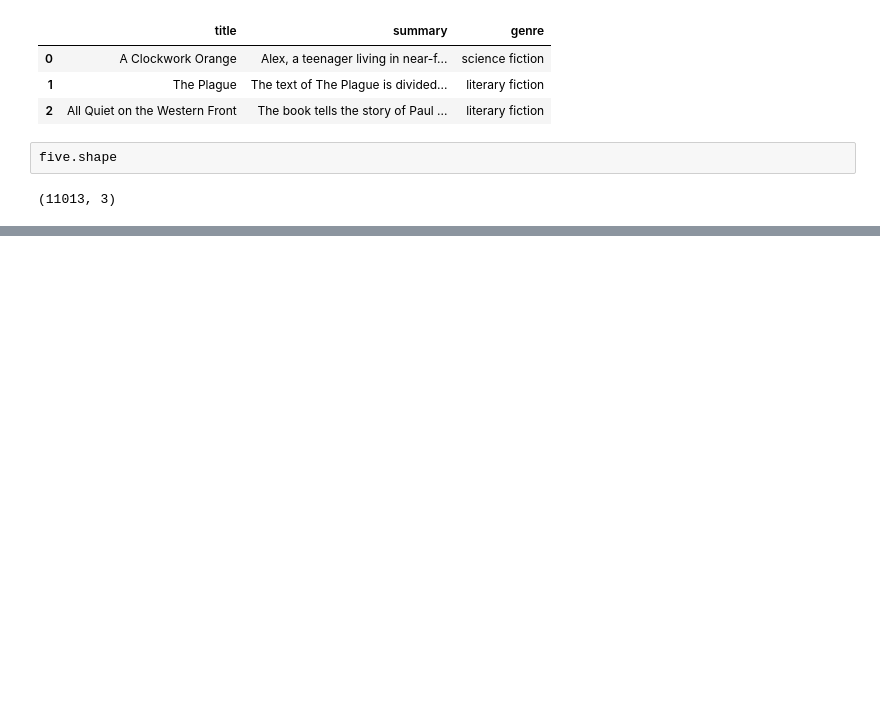
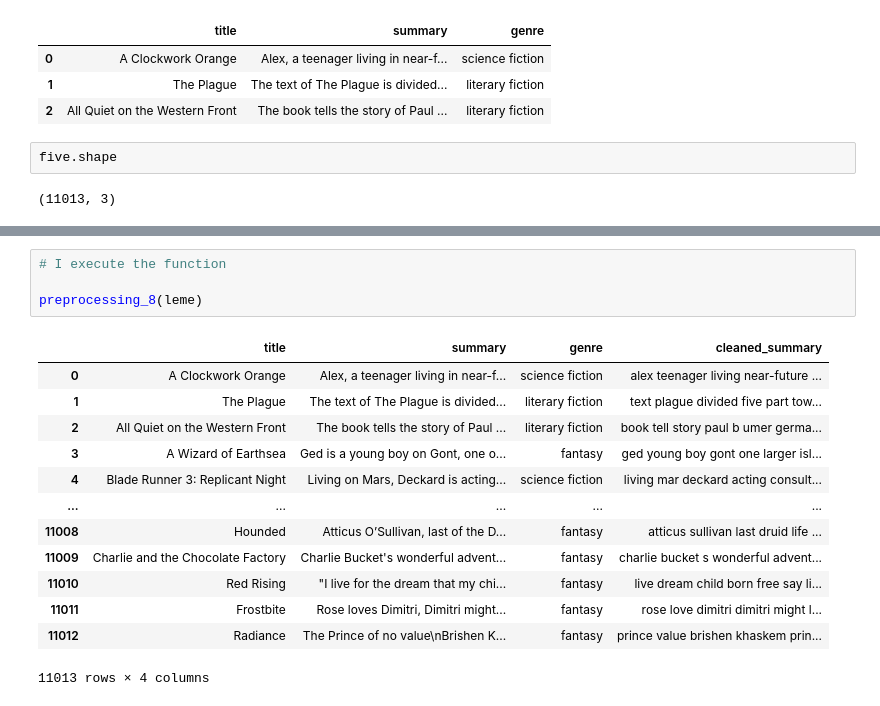
Before and after one commit to foscanit/final_project, a Jupyter notebook: notebooks/NLTK.ipynb, the cells around one changed output, grey strips where cells are left out. Cells and saved outputs as stored; diff of their text form; blank space fills up the shorter version.

```diff
--- a/notebooks/NLTK.ipynb
+++ b/notebooks/NLTK.ipynb
@@ -97,0 +106,18 @@ five.head()
+# %%
+# I execute the function
+
+preprocessing_8(leme)
+# %% [output]
+|  | title | summary | genre | cleaned_summary |
+| 0 | A Clockwork Orange | Alex, a teenager living in near-f... | science fiction | alex teenager living near-future ... |
+| 1 | The Plague | The text of The Plague is divided... | literary fiction | text plague divided five part tow... |
+| 2 | All Quiet on the Western Front | The book tells the story of Paul ... | literary fiction | book tell story paul b umer germa... |
+| 3 | A Wizard of Earthsea | Ged is a young boy on Gont, one o... | fantasy | ged young boy gont one larger isl... |
+| 4 | Blade Runner 3: Replicant Night | Living on Mars, Deckard is acting... | science fiction | living mar deckard acting consult... |
+| ... | ... | ... | ... | ... |
+| 11008 | Hounded | Atticus O’Sullivan, last of the D... | fantasy | atticus sullivan last druid life ... |
+| 11009 | Charlie and the Chocolate Factory | Charlie Bucket's wonderful advent... | fantasy | charlie bucket s wonderful advent... |
+| 11010 | Red Rising | "I live for the dream that my chi... | fantasy | live dream child born free say li... |
+| 11011 | Frostbite | Rose loves Dimitri, Dimitri might... | fantasy | rose love dimitri dimitri might l... |
+| 11012 | Radiance | The Prince of no value\nBrishen K... | fantasy | prince value brishen khaskem prin... |
+11013 rows × 4 columns
```
Also changed, not shown: parts of 26 cells of this notebook, 3 other files.
